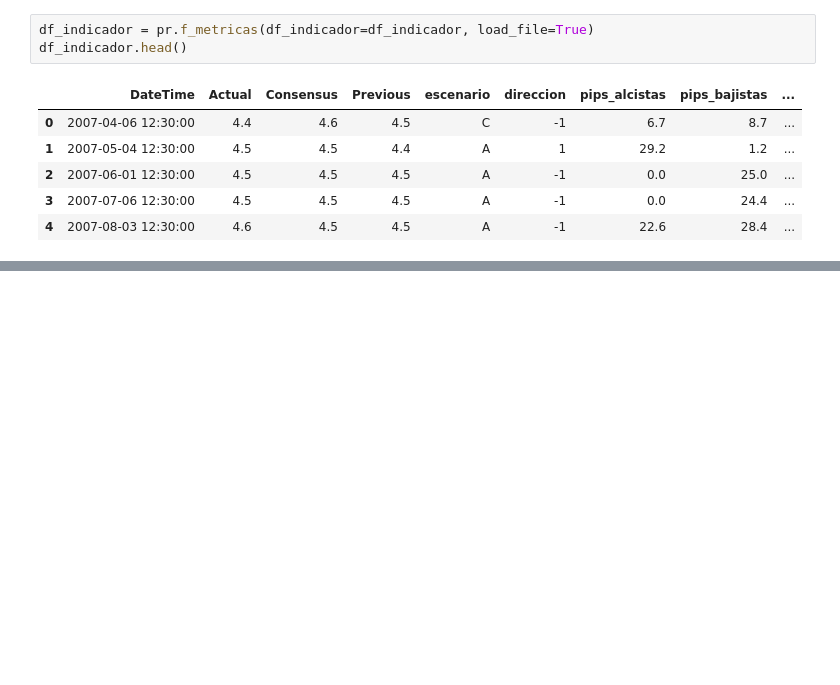
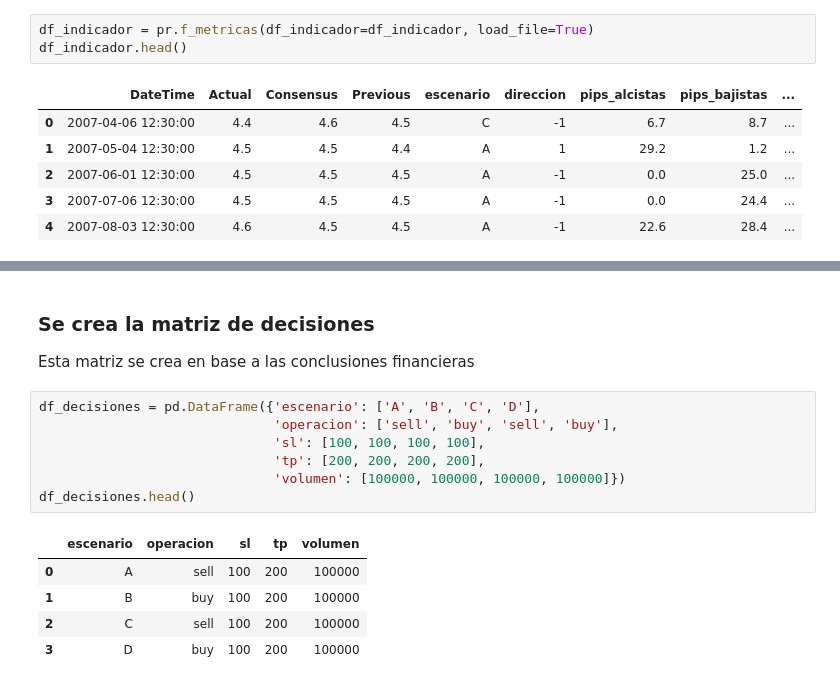
Before and after one commit to JobRamirezC/Fundamental-Analysis-Trading, a Jupyter notebook: notebook.ipynb, the cells around one changed output, grey strips where cells are left out. Saved outputs shown, nothing was run; the diff lists cells and outputs as text; blank space fills up the shorter version.

```diff
--- a/notebook.ipynb
+++ b/notebook.ipynb
@@ -130,0 +238,16 @@ vs_grafica_1_estadistica = vs.g_serie_indicador(df_serie=df_indicador)
+# %% [markdown]
+### Se crea la matriz de decisiones
+Esta matriz se crea en base a las conclusiones financieras
+# %%
+df_decisiones = pd.DataFrame({'escenario': ['A', 'B', 'C', 'D'],
+                              'operacion': ['sell', 'buy', 'sell', 'buy'],
+                              'sl': [100, 100, 100, 100],
+                              'tp': [200, 200, 200, 200],
+                              'volumen': [100000, 100000, 100000, 100000]})
+df_decisiones.head()
+# %% [output]
+|  | escenario | operacion | sl | tp | volumen |
+| 0 | A | sell | 100 | 200 | 100000 |
+| 1 | B | buy | 100 | 200 | 100000 |
+| 2 | C | sell | 100 | 200 | 100000 |
+| 3 | D | buy | 100 | 200 | 100000 |
```
Also changed, not shown: parts of 45 cells of this notebook, 3 other files.
